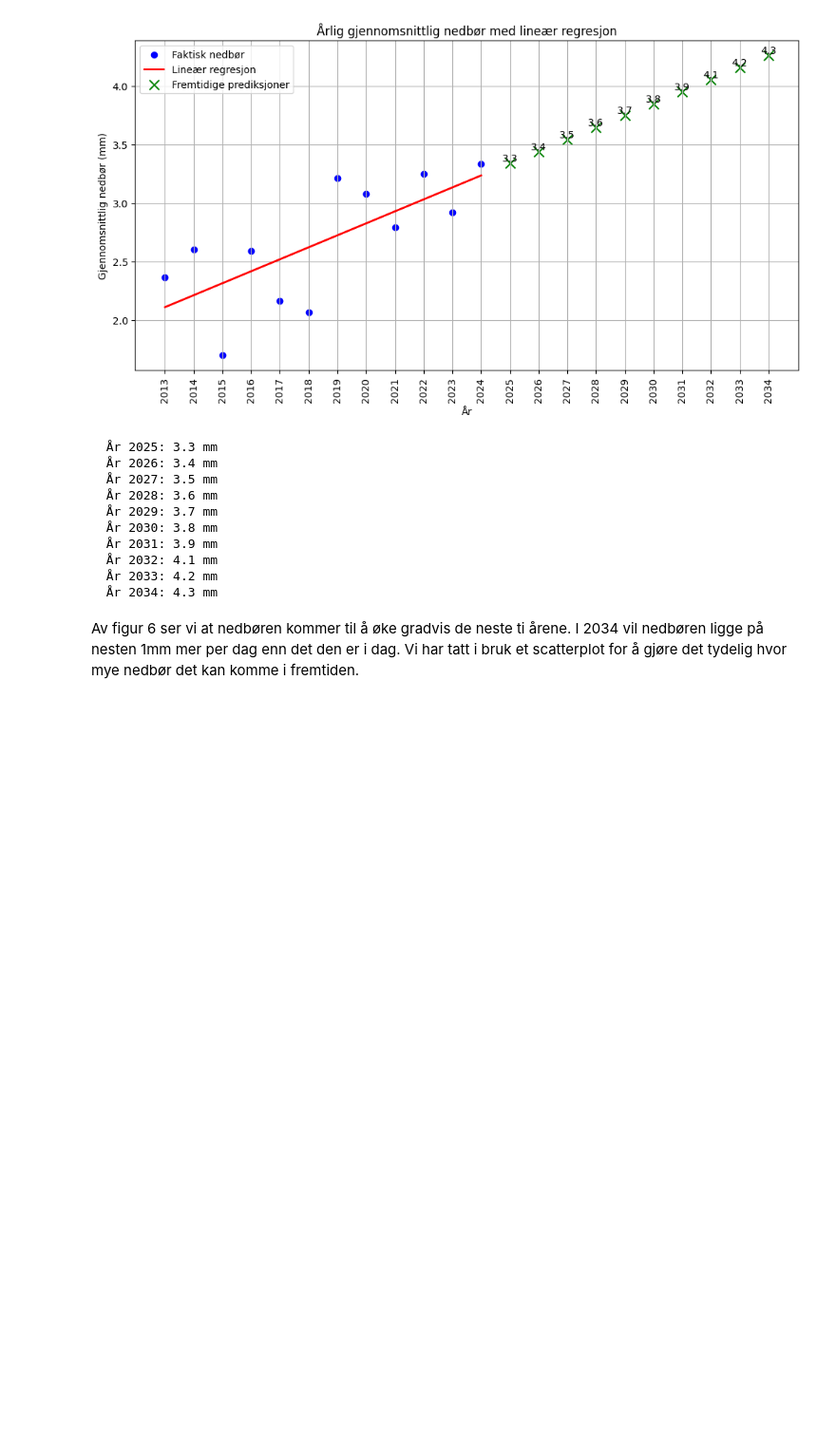
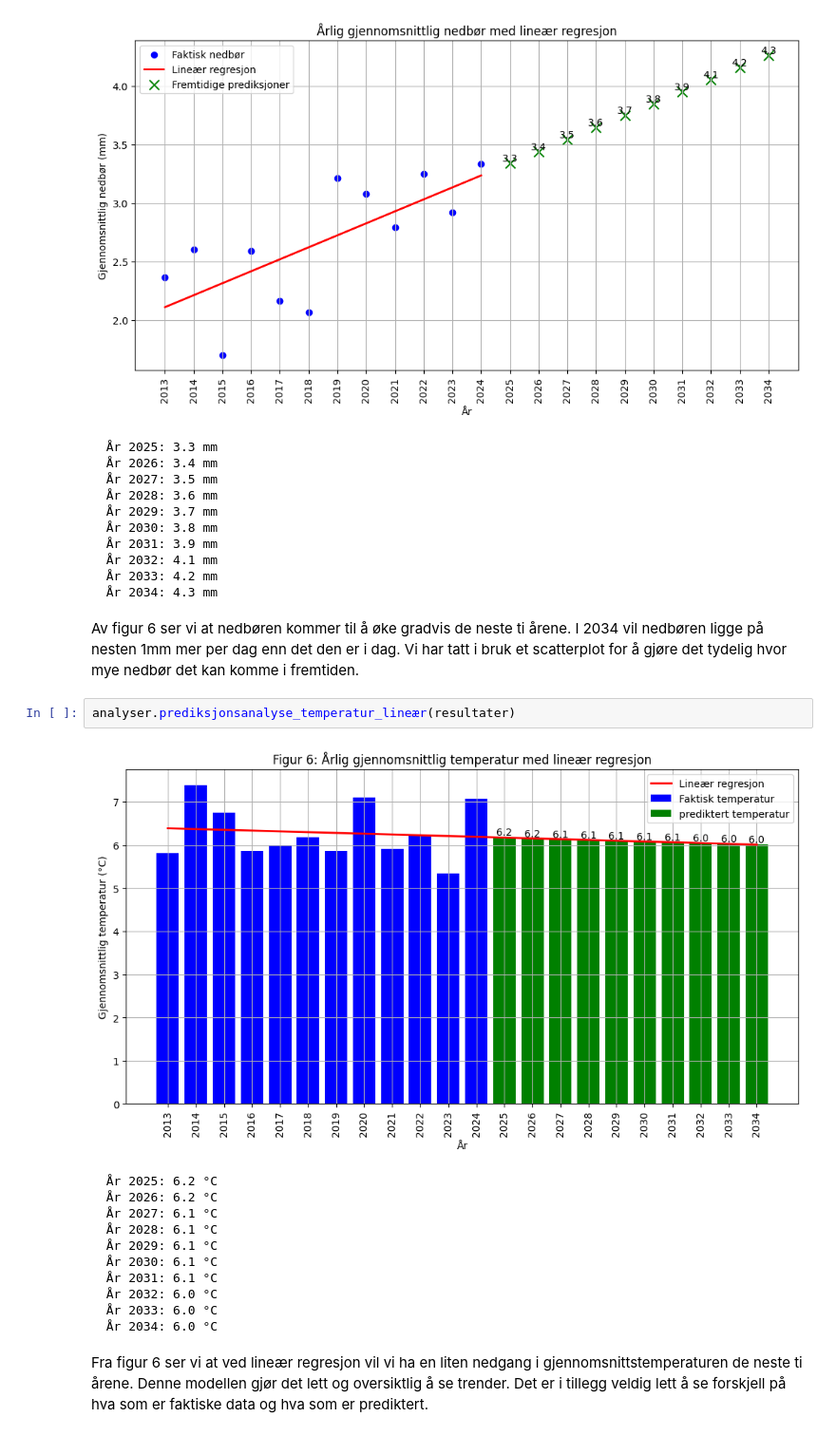
Before and after one commit to PetterOttersen/milj-dataanalyse, a Jupyter notebook: processed_data/Fremstilling.ipynb, the cells around one changed output. Shown at 95% size. Saved outputs shown, nothing was run; the diff lists cells and outputs as text; blank space fills up the shorter version.

Commit message:
la til prediktiv analyse for temperatur

```diff
--- a/processed_data/Fremstilling.ipynb
+++ b/processed_data/Fremstilling.ipynb
@@ -61,3 +61,19 @@ analyser.prediksjonsanalyse_nedbør_lineær(resultater)
   År 2034: 4.3 mm
 # %% [markdown]
 Av figur 6 ser vi at nedbøren kommer til å øke gradvis de neste ti årene. I 2034 vil nedbøren ligge på nesten 1mm mer per dag enn det den er i dag. Vi har tatt i bruk et scatterplot for å gjøre det tydelig hvor mye nedbør det kan komme i fremtiden.
+# %%
+analyser.prediksjonsanalyse_temperatur_lineær(resultater)
+# %% [output]
+[figure, added]
+  År 2025: 6.2 °C
+  År 2026: 6.2 °C
+  År 2027: 6.1 °C
+  År 2028: 6.1 °C
+  År 2029: 6.1 °C
+  År 2030: 6.1 °C
+  År 2031: 6.1 °C
+  År 2032: 6.0 °C
+  År 2033: 6.0 °C
+  År 2034: 6.0 °C
+# %% [markdown]
+Fra figur 6 ser vi at ved lineær regresjon vil vi ha en liten nedgang i gjennomsnittstemperaturen de neste ti årene. Denne modellen gjør det lett og oversiktlig å se trender. Det er i tillegg veldig lett å se forskjell på hva som er faktiske data og hva som er prediktert.
```
Also changed, not shown: 1 other file.
